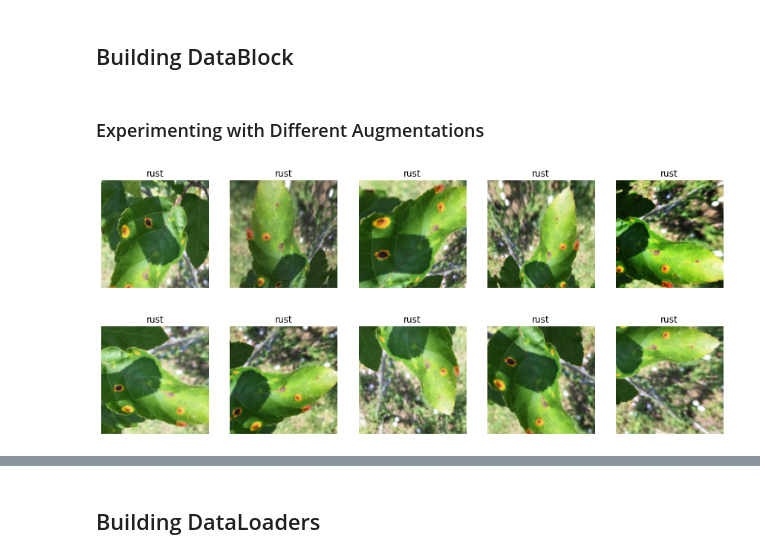
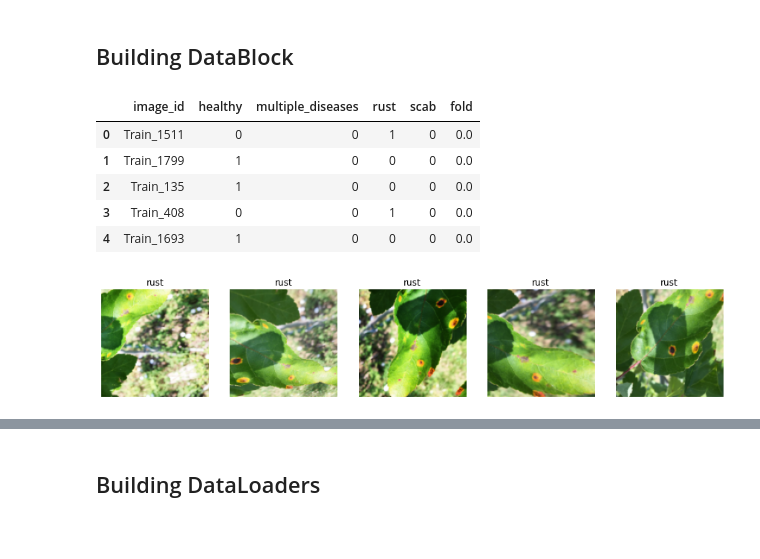
Before and after one commit to bwolfson97/plant_pathology, a Jupyter notebook: nbks/01_dataset.ipynb, the cells around one changed output, grey strips where cells are left out. Cells and saved outputs as stored; diff of their text form; code cells hidden in the pictures; blank space fills up the shorter version.

```diff
--- a/nbks/01_dataset.ipynb
+++ b/nbks/01_dataset.ipynb
@@ -31,20 +31,18 @@ def get_datablock(path: Path, df: pd.DataFrame, presize: int,
                 batch_tfms=aug_transforms(mult=1.5, max_rotate=22.5, min_zoom=0.9,
                                          size=resize, min_scale=0.5, flip_vert=True,
                                          max_zoom=1.2))
-# %% [markdown]
-### Experimenting with Different Augmentations
 # %%
-path, df = load_data(DATA_PATH, with_folds=True)
+path, df = load_data(DATA_PATH, with_folds=True); df.head()
+# %% [output]
+|  | image_id | healthy | multiple_diseases | rust | scab | fold |
+| 0 | Train_1511 | 0 | 0 | 1 | 0 | 0.0 |
+| 1 | Train_1799 | 1 | 0 | 0 | 0 | 0.0 |
+| 2 | Train_135 | 1 | 0 | 0 | 0 | 0.0 |
+| 3 | Train_408 | 0 | 0 | 1 | 0 | 0.0 |
+| 4 | Train_1693 | 1 | 0 | 0 | 0 | 0.0 |
 # %%
 data = get_datablock(path, df, 256, 128)
 dls = data.dataloaders(df)
 dls.show_batch(unique=True, max_n=5, nrows=1)
 # %% [output]
-[figure, old version]
+[figure, new version]
-# %%
-dls = data.new(item_tfms=Resize(256),
-               batch_tfms=aug_transforms(size=128, min_scale=0.3, flip_vert=True,
-                                        max_rotate=45.)).dataloaders(df)
-dls.show_batch(unique=True, max_n=5, nrows=1)
-# %% [output]
-[figure, removed]
```
Also changed, not shown: parts of 12 cells of this notebook.
